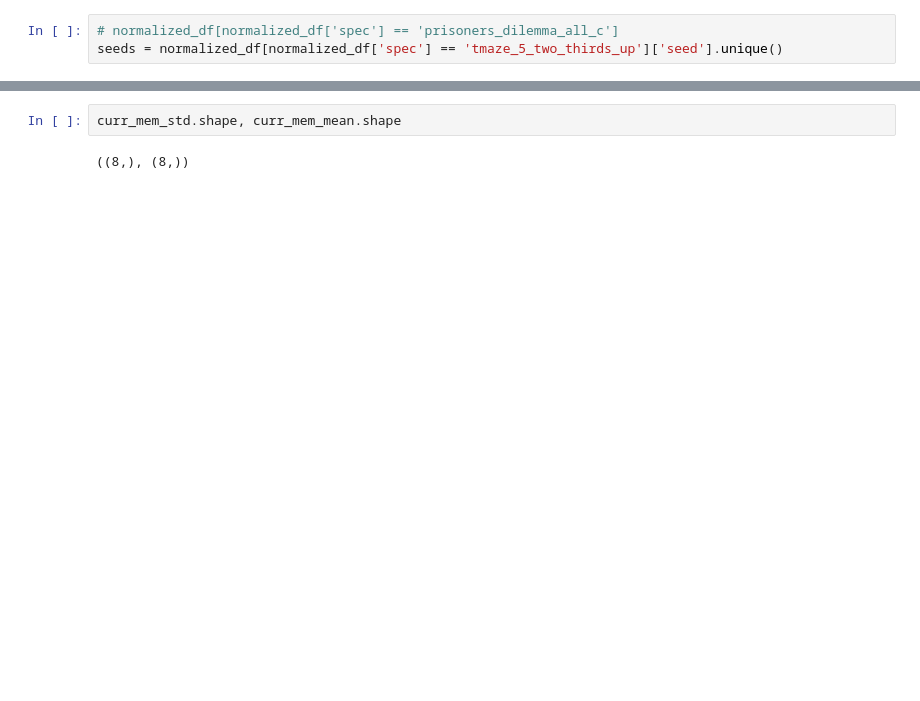
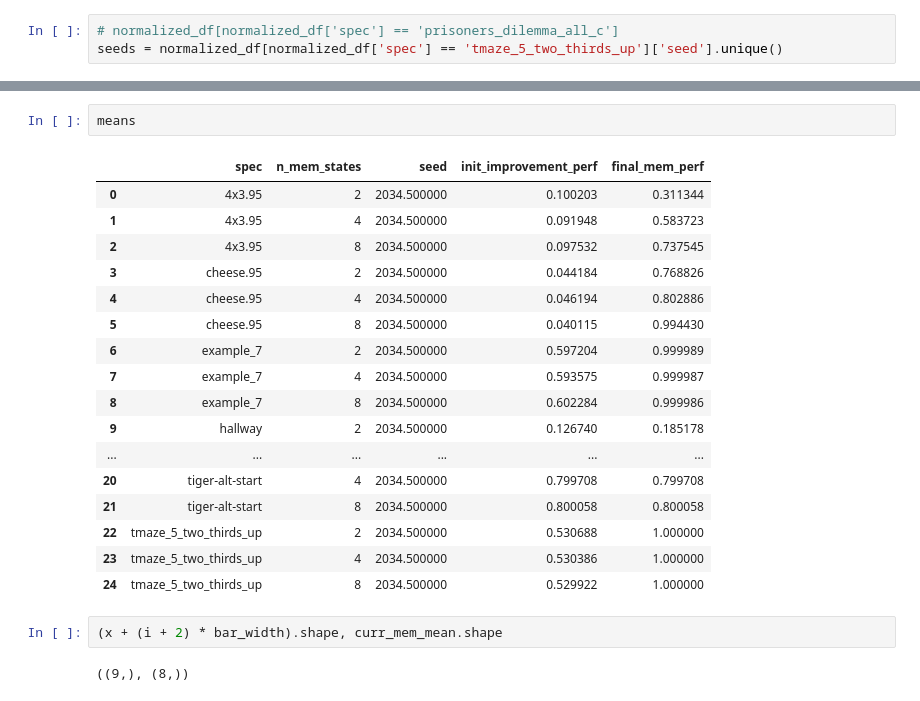
Before and after one commit to camall3n/grl, a Jupyter notebook: scripts/plotting/mi_performance.ipynb, the cells around one changed output, grey strips where cells are left out. Saved outputs shown, nothing was run; the diff lists cells and outputs as text; blank space fills up the shorter version.

Commit message:
settings for final hallway

```diff
--- a/scripts/plotting/mi_performance.ipynb
+++ b/scripts/plotting/mi_performance.ipynb
@@ -264,4 +274,24 @@ ValueError: shape mismatch: objects cannot be broadcast to a single shape.  Mism
 # %%
-curr_mem_std.shape, curr_mem_mean.shape
+means
 # %% [output]
-((8,), (8,))
+|  | spec | n_mem_states | seed | init_improvement_perf | final_mem_perf |
+| 0 | 4x3.95 | 2 | 2034.500000 | 0.100203 | 0.311344 |
+| 1 | 4x3.95 | 4 | 2034.500000 | 0.091948 | 0.583723 |
+| 2 | 4x3.95 | 8 | 2034.500000 | 0.097532 | 0.737545 |
+| 3 | cheese.95 | 2 | 2034.500000 | 0.044184 | 0.768826 |
+| 4 | cheese.95 | 4 | 2034.500000 | 0.046194 | 0.802886 |
+| 5 | cheese.95 | 8 | 2034.500000 | 0.040115 | 0.994430 |
+| 6 | example_7 | 2 | 2034.500000 | 0.597204 | 0.999989 |
+| 7 | example_7 | 4 | 2034.500000 | 0.593575 | 0.999987 |
+| 8 | example_7 | 8 | 2034.500000 | 0.602284 | 0.999986 |
+| 9 | hallway | 2 | 2034.500000 | 0.126740 | 0.185178 |
+| ... | ... | ... | ... | ... | ... |
+| 20 | tiger-alt-start | 4 | 2034.500000 | 0.799708 | 0.799708 |
+| 21 | tiger-alt-start | 8 | 2034.500000 | 0.800058 | 0.800058 |
+| 22 | tmaze_5_two_thirds_up | 2 | 2034.500000 | 0.530688 | 1.000000 |
+| 23 | tmaze_5_two_thirds_up | 4 | 2034.500000 | 0.530386 | 1.000000 |
+| 24 | tmaze_5_two_thirds_up | 8 | 2034.500000 | 0.529922 | 1.000000 |
+# %%
+(x + (i + 2) * bar_width).shape, curr_mem_mean.shape
+# %% [output]
+((9,), (8,))
```
Also changed, not shown: parts of 4 cells of this notebook, 2 other files.
